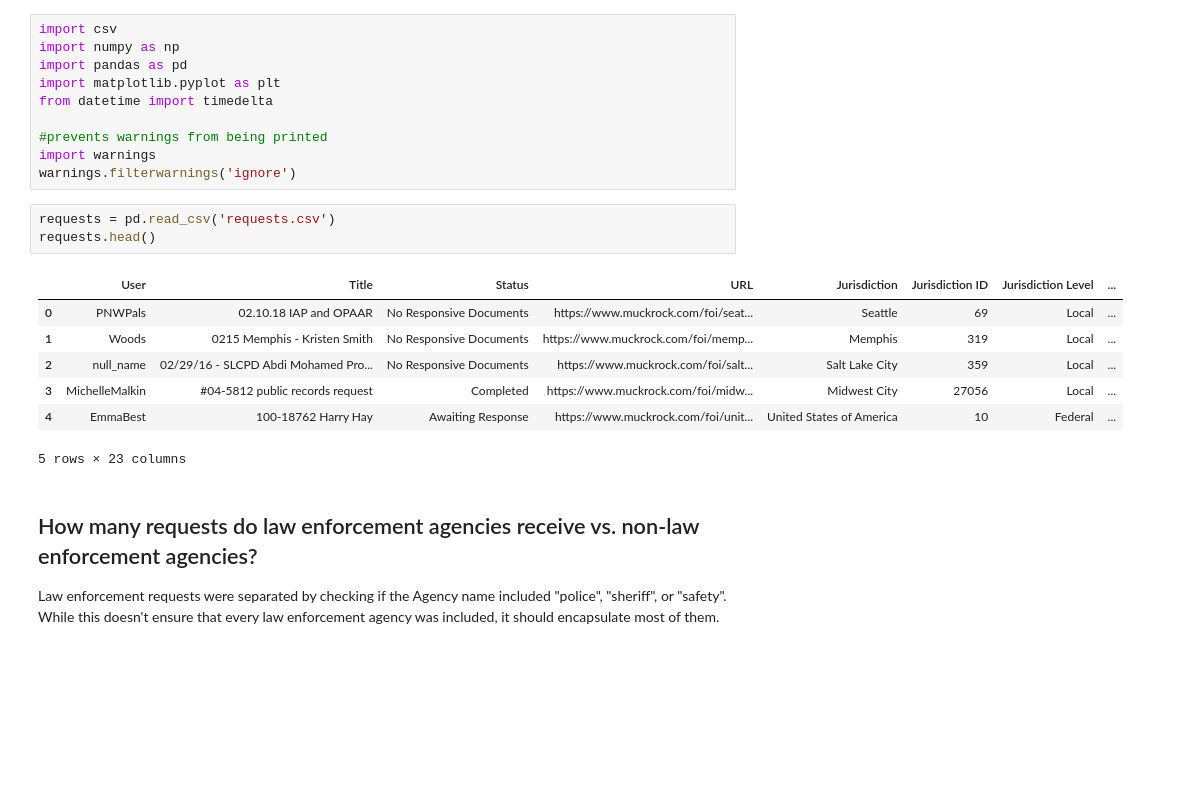
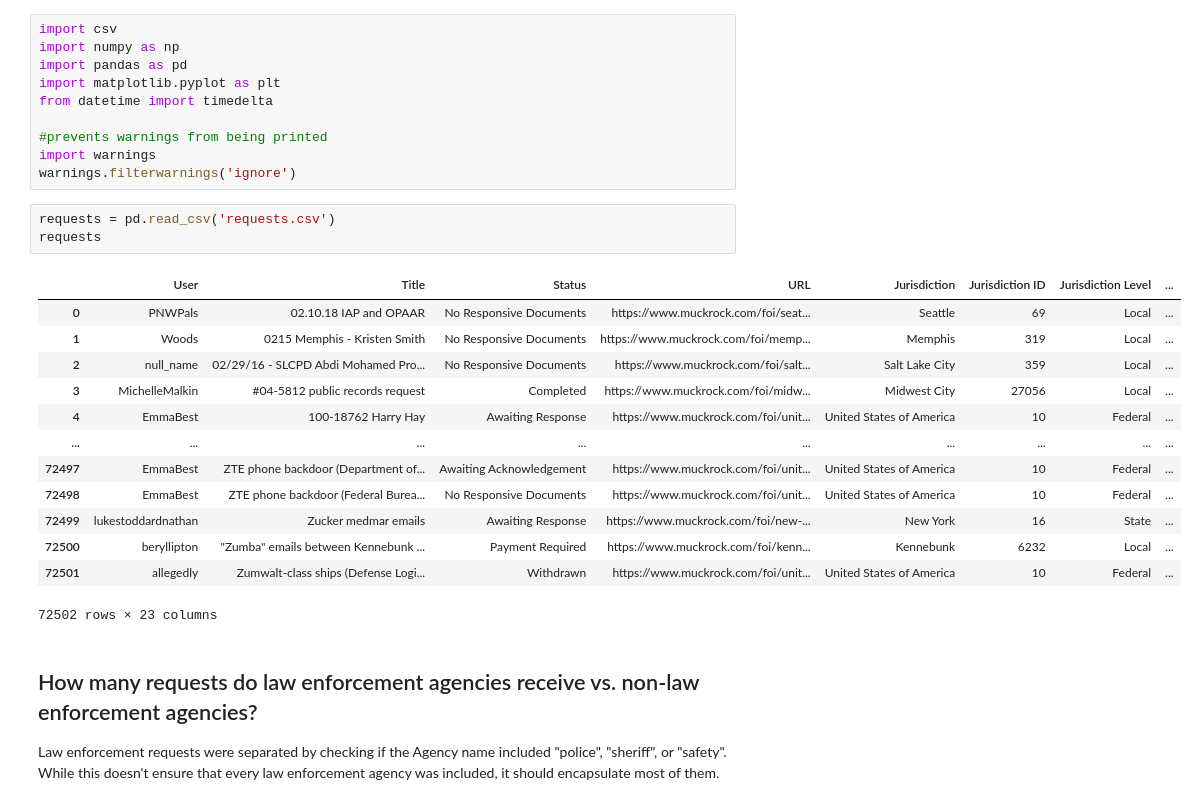
Before and after one commit to emile-66/muckrock_data, a Jupyter notebook: muckrock_requests_analysis.ipynb, the cells around one changed output. Drawn from its saved outputs; the diff is of its cells as text; blank space fills up the shorter version.

```diff
--- a/muckrock_requests_analysis.ipynb
+++ b/muckrock_requests_analysis.ipynb
@@ -16,15 +16,21 @@ import warnings
 warnings.filterwarnings('ignore')
 # %%
 requests = pd.read_csv('requests.csv')
-requests.head()
+requests
 # %% [output]
 |  | User | Title | Status | URL | Jurisdiction | Jurisdiction ID | Jurisdiction Level | ... |
 | 0 | PNWPals | 02.10.18 IAP and OPAAR | No Responsive Documents | https://www.muckrock.com/foi/seat... | Seattle | 69 | Local | ... |
 | 1 | Woods | 0215 Memphis - Kristen Smith | No Responsive Documents | https://www.muckrock.com/foi/memp... | Memphis | 319 | Local | ... |
 | 2 | null_name | 02/29/16 - SLCPD Abdi Mohamed Pro... | No Responsive Documents | https://www.muckrock.com/foi/salt... | Salt Lake City | 359 | Local | ... |
 | 3 | MichelleMalkin | #04-5812 public records request | Completed | https://www.muckrock.com/foi/midw... | Midwest City | 27056 | Local | ... |
 | 4 | EmmaBest | 100-18762 Harry Hay | Awaiting Response | https://www.muckrock.com/foi/unit... | United States of America | 10 | Federal | ... |
+| ... | ... | ... | ... | ... | ... | ... | ... | ... |
+| 72497 | EmmaBest | ZTE phone backdoor (Department of... | Awaiting Acknowledgement | https://www.muckrock.com/foi/unit... | United States of America | 10 | Federal | ... |
+| 72498 | EmmaBest | ZTE phone backdoor (Federal Burea... | No Responsive Documents | https://www.muckrock.com/foi/unit... | United States of America | 10 | Federal | ... |
+| 72499 | lukestoddardnathan | Zucker medmar emails | Awaiting Response | https://www.muckrock.com/foi/new-... | New York | 16 | State | ... |
+| 72500 | beryllipton | "Zumba" emails between Kennebunk ... | Payment Required | https://www.muckrock.com/foi/kenn... | Kennebunk | 6232 | Local | ... |
+| 72501 | allegedly | Zumwalt-class ships (Defense Logi... | Withdrawn | https://www.muckrock.com/foi/unit... | United States of America | 10 | Federal | ... |
-5 rows × 23 columns
+72502 rows × 23 columns
 # %% [markdown]
 ## How many requests do law enforcement agencies receive vs. non-law enforcement agencies? ##
 
```
Also changed, not shown: parts of 26 cells of this notebook, 12 other files.
